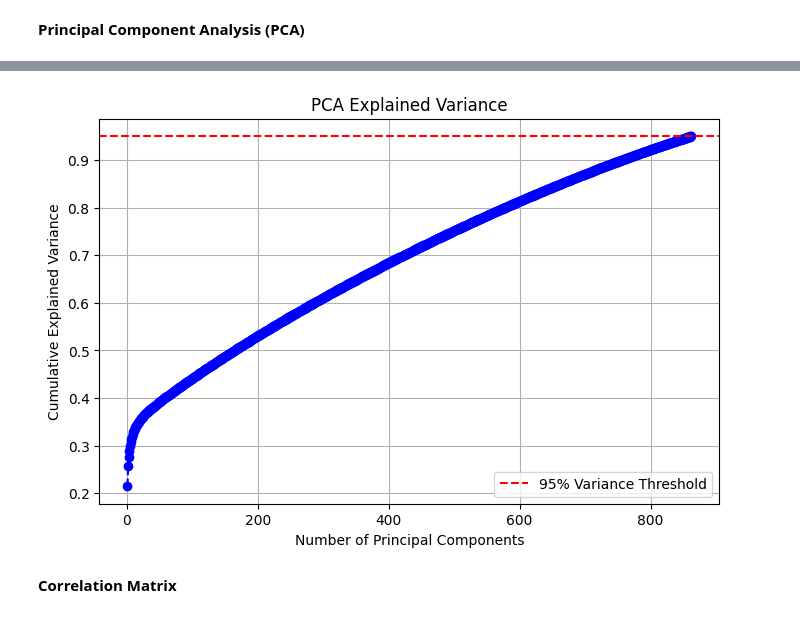
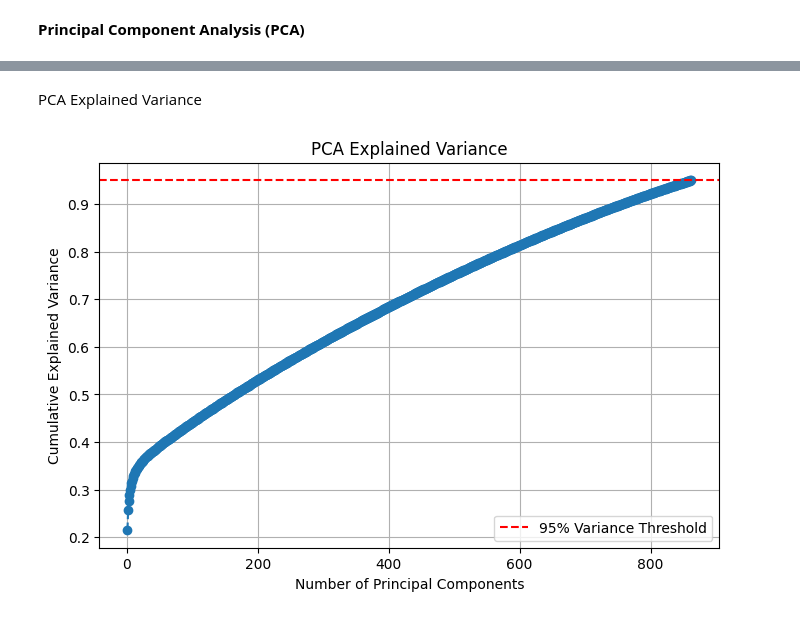
Before and after one commit to janaveniice/UoG-DA_Group17, a Jupyter notebook: los-nlos-model/model.ipynb, the cells around one changed output, grey strips where cells are left out. Drawn from its saved outputs; the diff is of its cells as text; code cells hidden in the pictures.

```diff
--- a/los-nlos-model/model.ipynb
+++ b/los-nlos-model/model.ipynb
@@ -679,17 +775,3 @@ plt.show()
 #### **Normalization**
 
 After normalization, we can see that the values well-balanced for classification, successfully normalized but some features exhibit skewness.
-# %%
-from sklearn.preprocessing import MinMaxScaler
-
-# Select columns to normalize => Exclude 'NLOS' as it is use for classification only
-columns_to_normalize = df_clean.columns.difference(["NLOS"])
-
-scaler = MinMaxScaler()
-
-# Apply normalization
-df_clean[columns_to_normalize] = scaler.fit_transform(df_clean[columns_to_normalize])
-
-# Display the first few rows after normalization
-print(df_clean.head())
-print(df_clean.describe())
@@ -809,24 +832,24 @@ Passing `palette` without assigning `hue` is deprecated and will be removed in v
+# %% [markdown]
+PCA Explained Variance
 # %%
+# === Step 5: PCA Explained Variance === #
 explained_variance_ratio = pca.explained_variance_ratio_
 cumulative_variance = np.cumsum(explained_variance_ratio)
 
-# Plot explained variance
+# Plot Explained Variance
 plt.figure(figsize=(8, 5))
 plt.plot(
     range(1, len(cumulative_variance) + 1),
     cumulative_variance,
     marker="o",
     linestyle="--",
-    color="b",
 )
 plt.axhline(y=0.95, color="r", linestyle="--", label="95% Variance Threshold")
 plt.xlabel("Number of Principal Components")
 plt.ylabel("Cumulative Explained Variance")
 plt.title("PCA Explained Variance")
 plt.legend()
 plt.grid(True)
 plt.show()
 # %% [output]
-[figure, old version]
+[figure, new version]
-# %% [markdown]
-**Correlation Matrix**
```
Also changed, not shown: parts of 31 cells of this notebook.
